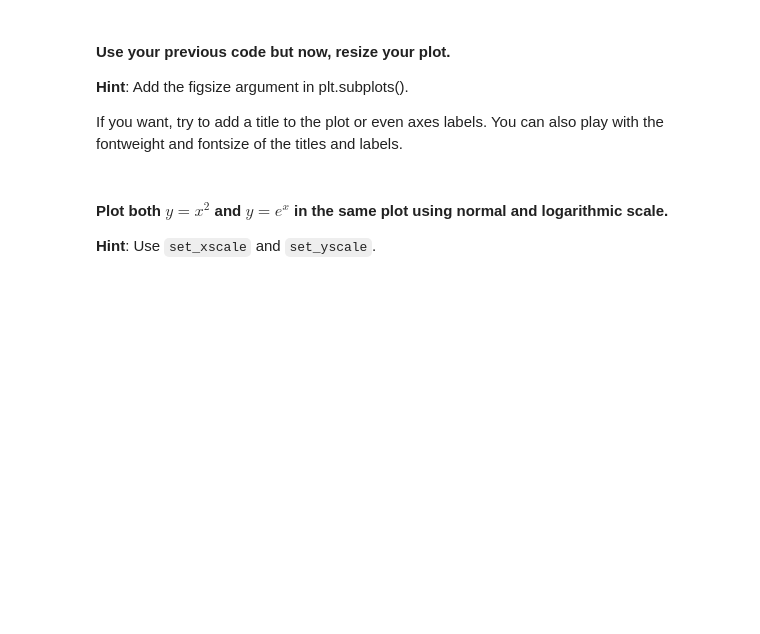
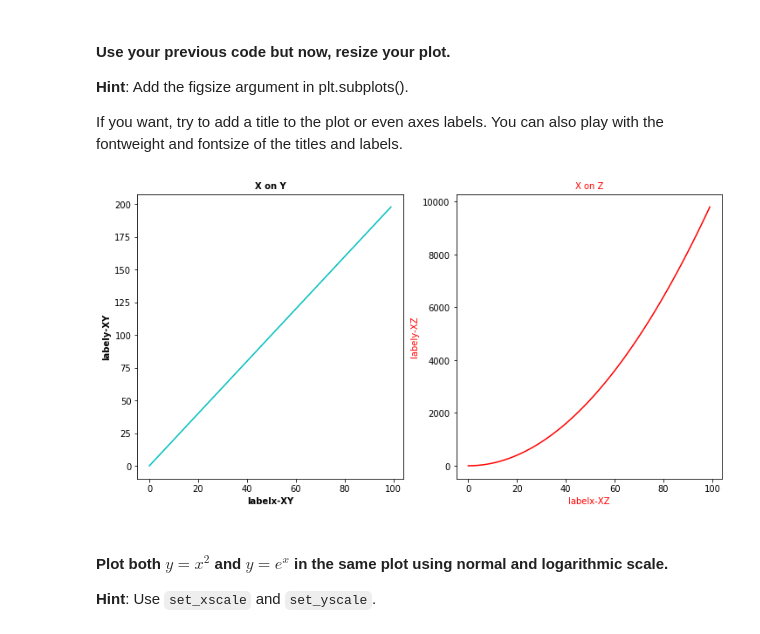
Before and after one commit to ta-data-lis/lab-matplotlib-seaborn, a Jupyter notebook: your-code/main.ipynb, the cells around one changed output. Cells and saved outputs as stored; diff of their text form; code cells hidden in the pictures; blank space fills up the shorter version.

```diff
--- a/your-code/main.ipynb
+++ b/your-code/main.ipynb
@@ -36,3 +58,20 @@ If you want, try to add a title to the plot or even axes labels. You can also pl
+# %%
+# your code here
+
+fig, ax = plt.subplots(1, 2, figsize=(12,6)) #set (width(x) and height) for entire figure
+
+ax[0].plot(x, y, "c-") #Plot of X against Y at position 0 of figure color cyan
+ax[1].plot(x, z, "r-") #Plot of X against Z at position 1 of figure  color red
+ax[0].set_title('X on Y',fontweight='heavy', size=10)
+ax[1].set_title('X on Z', color="red",fontweight='light', size=10)
+ax[0].set_xlabel('labelx-XY',fontweight="heavy") #Sets label for X axis of plot on axis 0 of figure
+ax[0].set_ylabel('labely-XY',fontweight="heavy")
+ax[1].set_xlabel('labelx-XZ',color="red") #Sets label for X axis of plot on axis 1 of figure
+ax[1].set_ylabel('labely-XZ',color="red")
+
+plt.show()
+# %% [output]
+[figure, added]
 # %% [markdown]
 #### Plot both $y=x^2$ and $y=e^x$ in the same plot using normal and logarithmic scale.
 **Hint**: Use `set_xscale` and `set_yscale`.
```
Also changed, not shown: parts of 51 cells of this notebook, 1 other file.
